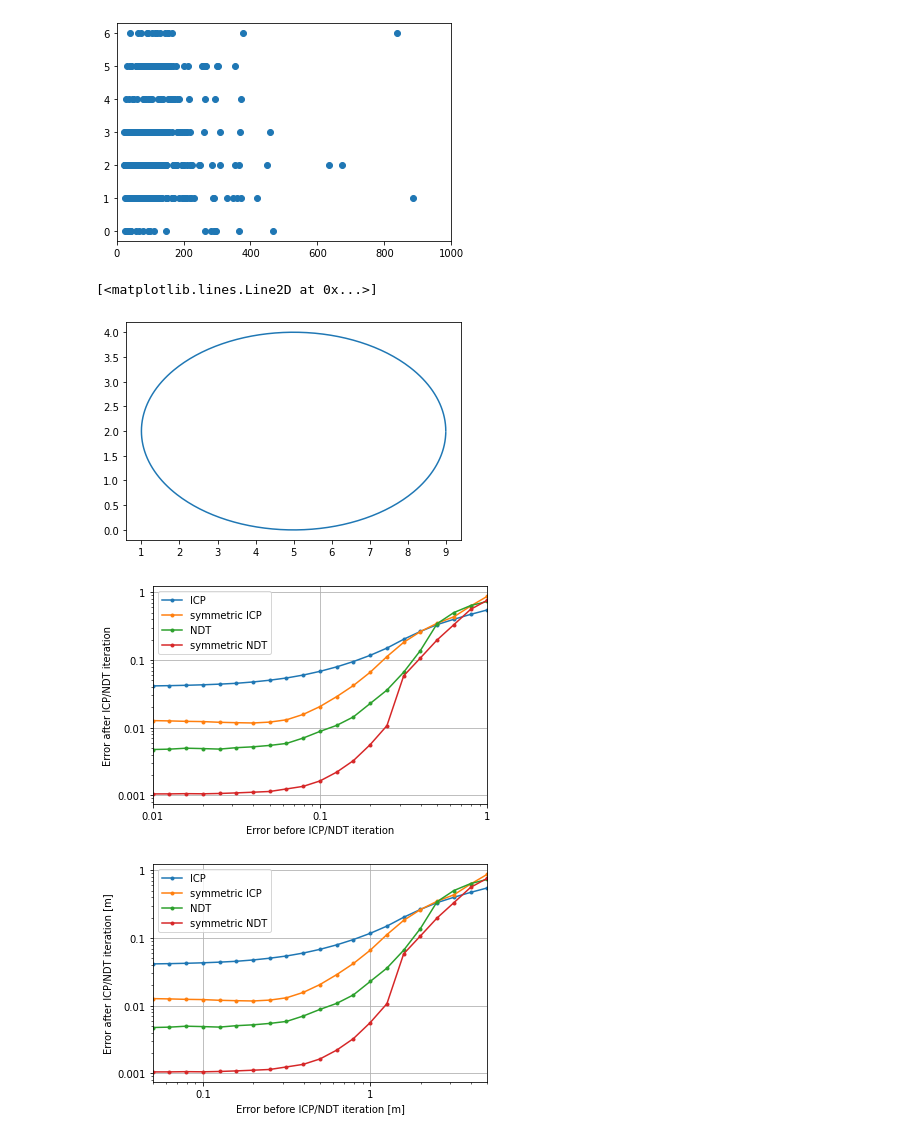
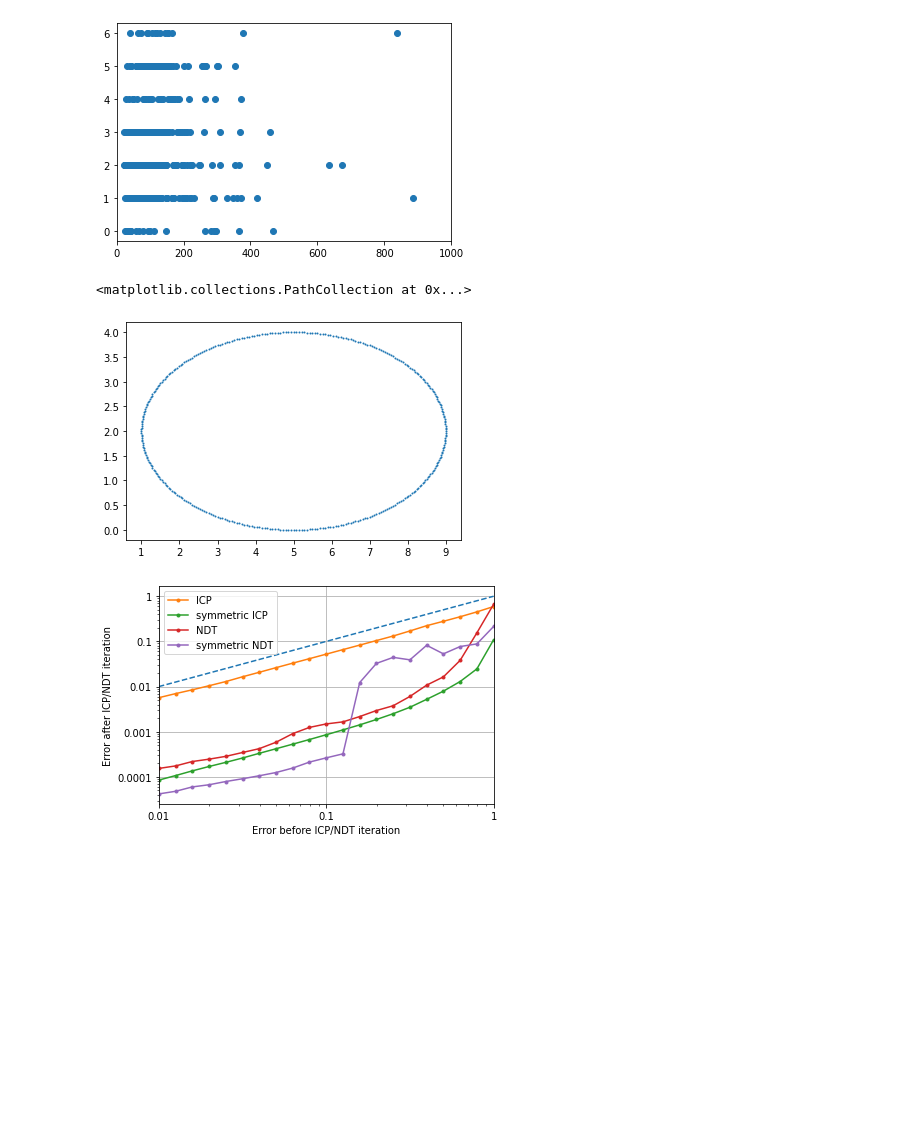
Before and after one commit to HuaTsai/Normal-Vector-NDT, a Jupyter notebook: src/sndt_exec/scripts/NDT and SNDT.ipynb, the cells around one changed output. Cells and saved outputs as stored; diff of their text form; code cells hidden in the pictures; blank space fills up the shorter version.

```diff
--- a/src/sndt_exec/scripts/NDT and SNDT.ipynb
+++ b/src/sndt_exec/scripts/NDT and SNDT.ipynb
@@ -374,13 +374,15 @@ ax.plot(ths, icps, 'r', label='icp')
 ax.plot(ths, sicps, 'g', label='sicp')
 ax.set_xlabel(r'$\angle n_p-\angle n_q$ [deg]', loc='right', size=12)
 ax.set_ylabel('cost', labelpad=2, loc='top', size=12)
-ax.set_xticks([-80, -60, -40, -20, 0, 20, 40, 60, 80])
+# ax.set_xticks([-80, -60, -40, -20, 0, 20, 40, 60, 80])
+ax.set_xticks([-60, -40, -20, 0, 20, 40, 60])
+ax.set_xlim(-70, 70)
 ax.set_ylim(-0.5, 2)
 ax.legend()
 
 for i in range(5):
     ax = fig.add_subplot(2, 5, i + 6)
-    ang = -80 + 40 * i
+    ang = -60 + 30 * i
     ICPSICP(p, pn, q, qn, ang, ax)
     ax.set_title(r'${}^\circ$'.format(ang))
 # %% [output]
@@ -495,6 +497,7 @@ def converge(x, y1, y3, y5, y7, r=-1):
         x = x * r
     ms = 3
     fig, ax = plt.subplots()
+    ax.plot([x[0], x[-1]], [x[0], x[-1]], '--')
     ax.loglog(x, y1, 'o-', label='ICP', markersize=ms)
     ax.loglog(x, y3, 'o-', label='symmetric ICP', markersize=ms)
     ax.loglog(x, y5, 'o-', label='NDT', markersize=ms)
@@ -515,20 +518,18 @@ def converge(x, y1, y3, y5, y7, r=-1):
 t = [np.deg2rad(i) for i in np.arange(0, 360)]
 xx = 5 + 4 * np.cos(t)
 yy = 2 + 2 * np.sin(t)
-plt.plot(xx, yy)
+plt.scatter(xx, yy, 1)
 # %% [output]
-[<matplotlib.lines.Line2D at 0x...>]
+<matplotlib.collections.PathCollection at 0x...>
 [figure]
 # %%
-# rmax = 5
+# LINE SEARCH
 x = np.array([0.010000, 0.012589, 0.015849, 0.019953, 0.025119, 0.031623, 0.039811, 0.050119, 0.063096, 0.079433, 0.100000, 0.125893, 0.158489, 0.199526, 0.251189, 0.316228, 0.398107, 0.501187, 0.630957, 0.794328, 1.000000, ])
-y1 = np.array([0.041432, 0.041806, 0.042310, 0.043019, 0.044001, 0.045295, 0.047384, 0.050311, 0.054270, 0.059949, 0.068022, 0.079240, 0.095015, 0.117292, 0.150069, 0.202668, 0.264594, 0.333797, 0.400253, 0.473016, 0.550517, ])
-y3 = np.array([0.012718, 0.012590, 0.012401, 0.012305, 0.012011, 0.011850, 0.011731, 0.012090, 0.013075, 0.015706, 0.020524, 0.028788, 0.042021, 0.065981, 0.112407, 0.182345, 0.263353, 0.349893, 0.435357, 0.628052, 0.876519, ])
-y5 = np.array([0.004755, 0.004815, 0.004972, 0.004907, 0.004823, 0.005060, 0.005212, 0.005465, 0.005849, 0.007030, 0.008808, 0.010813, 0.014440, 0.022784, 0.035929, 0.066033, 0.138268, 0.345255, 0.503316, 0.637743, 0.735285, ])
-y7 = np.array([0.001049, 0.001050, 0.001058, 0.001053, 0.001065, 0.001086, 0.001112, 0.001140, 0.001243, 0.001357, 0.001631, 0.002203, 0.003262, 0.005614, 0.010708, 0.058374, 0.107276, 0.198458, 0.333131, 0.561119, 0.765985, ])
+y1 = np.array([0.005672, 0.006979, 0.008475, 0.010434, 0.012911, 0.016469, 0.020722, 0.026206, 0.033021, 0.041498, 0.052233, 0.065821, 0.082805, 0.104434, 0.131639, 0.170354, 0.222818, 0.278963, 0.351547, 0.450432, 0.592111, ])
+y3 = np.array([0.000085, 0.000107, 0.000136, 0.000170, 0.000210, 0.000262, 0.000333, 0.000420, 0.000531, 0.000673, 0.000858, 0.001099, 0.001419, 0.001867, 0.002506, 0.003484, 0.005219, 0.007914, 0.012941, 0.024620, 0.108778, ])
+y5 = np.array([0.000154, 0.000175, 0.000219, 0.000247, 0.000285, 0.000347, 0.000422, 0.000585, 0.000909, 0.001247, 0.001489, 0.001654, 0.002168, 0.002949, 0.003762, 0.006042, 0.010752, 0.016392, 0.038027, 0.154626, 0.664846, ])
+y7 = np.array([0.000042, 0.000048, 0.000060, 0.000067, 0.000079, 0.000091, 0.000106, 0.000125, 0.000157, 0.000213, 0.000264, 0.000324, 0.012274, 0.032612, 0.044304, 0.039089, 0.082006, 0.053033, 0.076998, 0.088005, 0.214196, ])
 converge(x, y1, y3, y5, y7)
-converge(x, y1, y3, y5, y7, 5)
 # %% [output]
-[figure, old version]
+[figure, new version]
-[figure, removed]
 # %%
```
Also changed, not shown: parts of 8 cells of this notebook, 27 other files.
